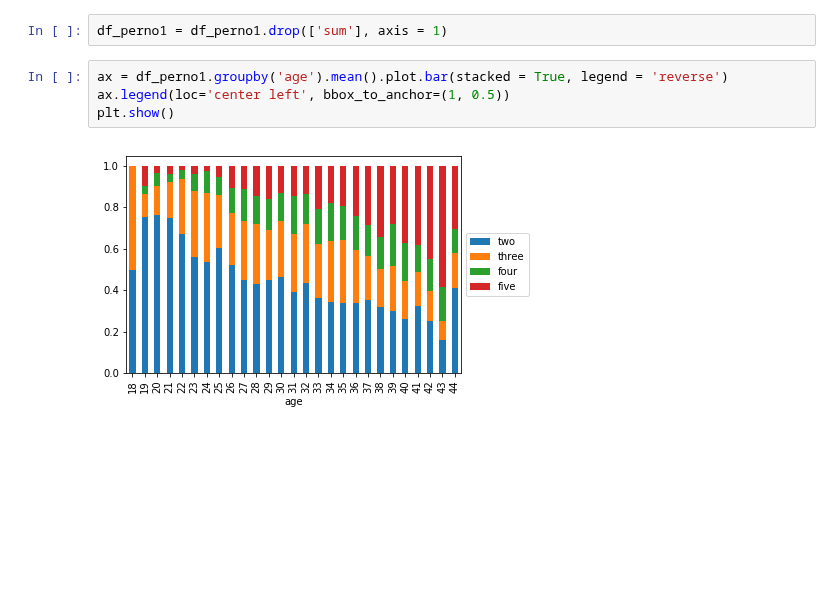
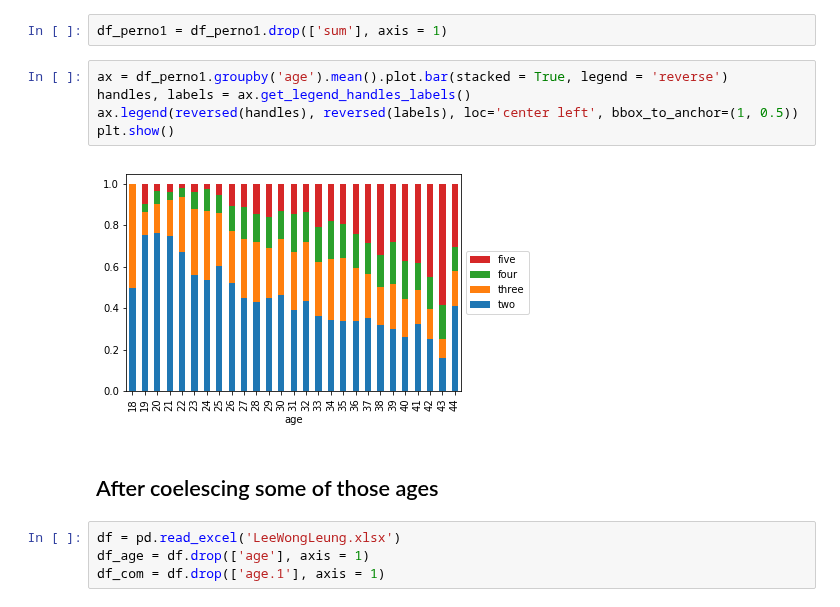
Before and after one commit to qxu1994/Two-word-stage, a Jupyter notebook: LeeWongLeung.ipynb, the cells around one changed output. Drawn from its saved outputs; the diff is of its cells as text; blank space fills up the shorter version.

```diff
--- a/LeeWongLeung.ipynb
+++ b/LeeWongLeung.ipynb
@@ -185,7 +187,14 @@ df_perno1
 df_perno1 = df_perno1.drop(['sum'], axis = 1)
 # %%
 ax = df_perno1.groupby('age').mean().plot.bar(stacked = True, legend = 'reverse')
-ax.legend(loc='center left', bbox_to_anchor=(1, 0.5))
+handles, labels = ax.get_legend_handles_labels()
+ax.legend(reversed(handles), reversed(labels), loc='center left', bbox_to_anchor=(1, 0.5))
 plt.show()
 # %% [output]
-[figure, old version]
+[figure, new version]
+# %% [markdown]
+## After coelescing some of those ages
+# %%
+df = pd.read_excel('LeeWongLeung.xlsx')
+df_age = df.drop(['age'], axis = 1)
+df_com = df.drop(['age.1'], axis = 1)
```
Also changed, not shown: parts of 15 cells of this notebook.
